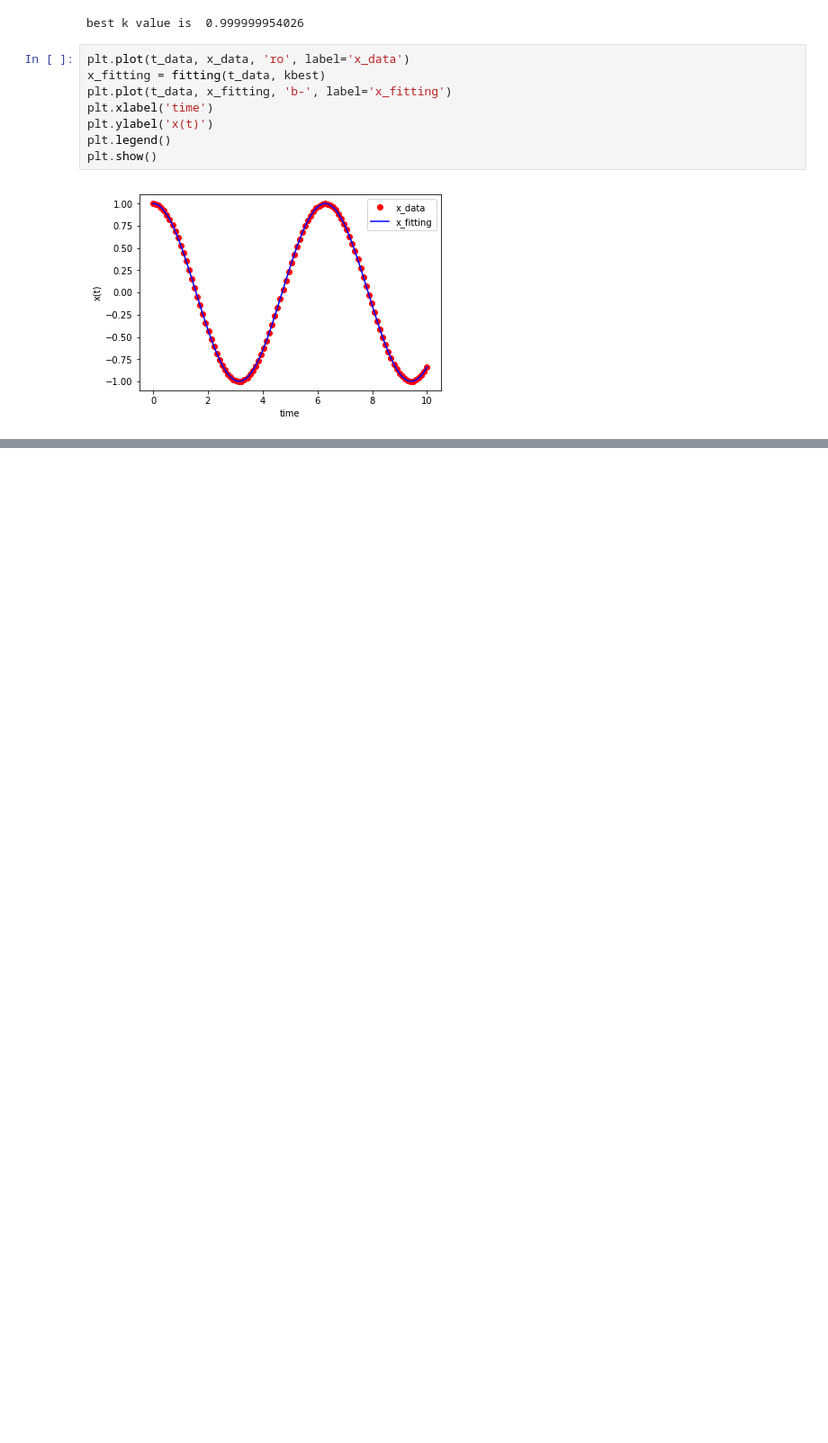
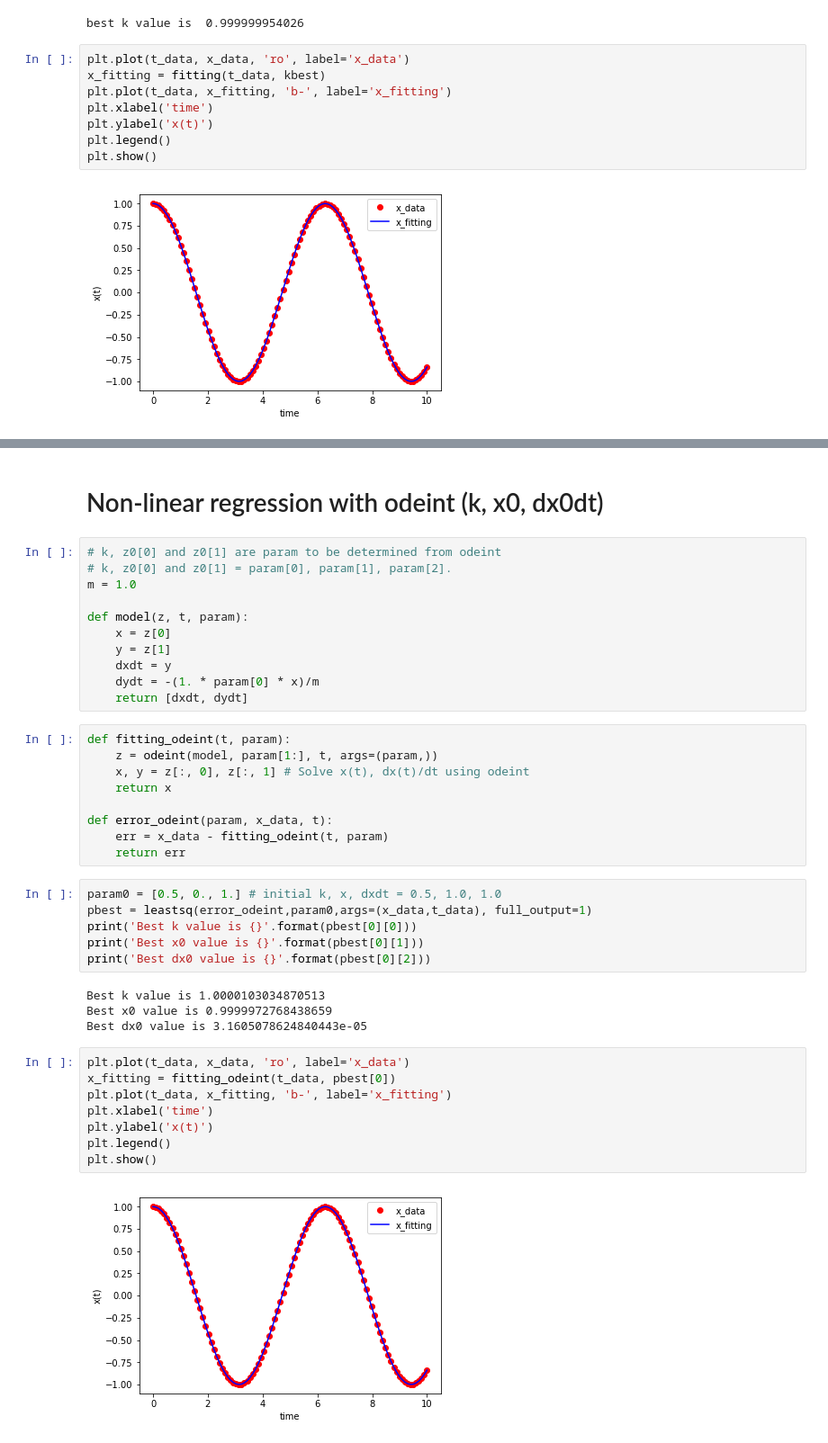
Before and after one commit to Jiawei2333/Coding_workout, a Jupyter notebook: Scipy_odeint.ipynb, the cells around one changed output, grey strips where cells are left out. Shown at 90% size. Saved outputs shown, nothing was run; the diff lists cells and outputs as text; blank space fills up the shorter version.

```diff
--- a/Scipy_odeint.ipynb
+++ b/Scipy_odeint.ipynb
@@ -109,0 +186,42 @@ plt.show()
+# %% [markdown]
+# Non-linear regression with odeint (k, x0, dx0dt)
+# %%
+# k, z0[0] and z0[1] are param to be determined from odeint
+# k, z0[0] and z0[1] = param[0], param[1], param[2].
+m = 1.0
+
+def model(z, t, param):
+    x = z[0]
+    y = z[1]
+    dxdt = y
+    dydt = -(1. * param[0] * x)/m
+    return [dxdt, dydt]
+# %%
+def fitting_odeint(t, param):
+    z = odeint(model, param[1:], t, args=(param,))
+    x, y = z[:, 0], z[:, 1] # Solve x(t), dx(t)/dt using odeint
+    return x
+
+def error_odeint(param, x_data, t):
+    err = x_data - fitting_odeint(t, param)
+    return err
+# %%
+param0 = [0.5, 0., 1.] # initial k, x, dxdt = 0.5, 1.0, 1.0
+pbest = leastsq(error_odeint,param0,args=(x_data,t_data), full_output=1)
+print('Best k value is {}'.format(pbest[0][0]))
+print('Best x0 value is {}'.format(pbest[0][1]))
+print('Best dx0 value is {}'.format(pbest[0][2]))
+# %% [output]
+Best k value is 1.0000103034870513
+Best x0 value is 0.9999972768438659
+Best dx0 value is 3.1605078624840443e-05
+# %%
+plt.plot(t_data, x_data, 'ro', label='x_data')
+x_fitting = fitting_odeint(t_data, pbest[0])
+plt.plot(t_data, x_fitting, 'b-', label='x_fitting')
+plt.xlabel('time')
+plt.ylabel('x(t)')
+plt.legend()
+plt.show()
+# %% [output]
+[figure, added]
```
Also changed, not shown: parts of 11 cells of this notebook.
